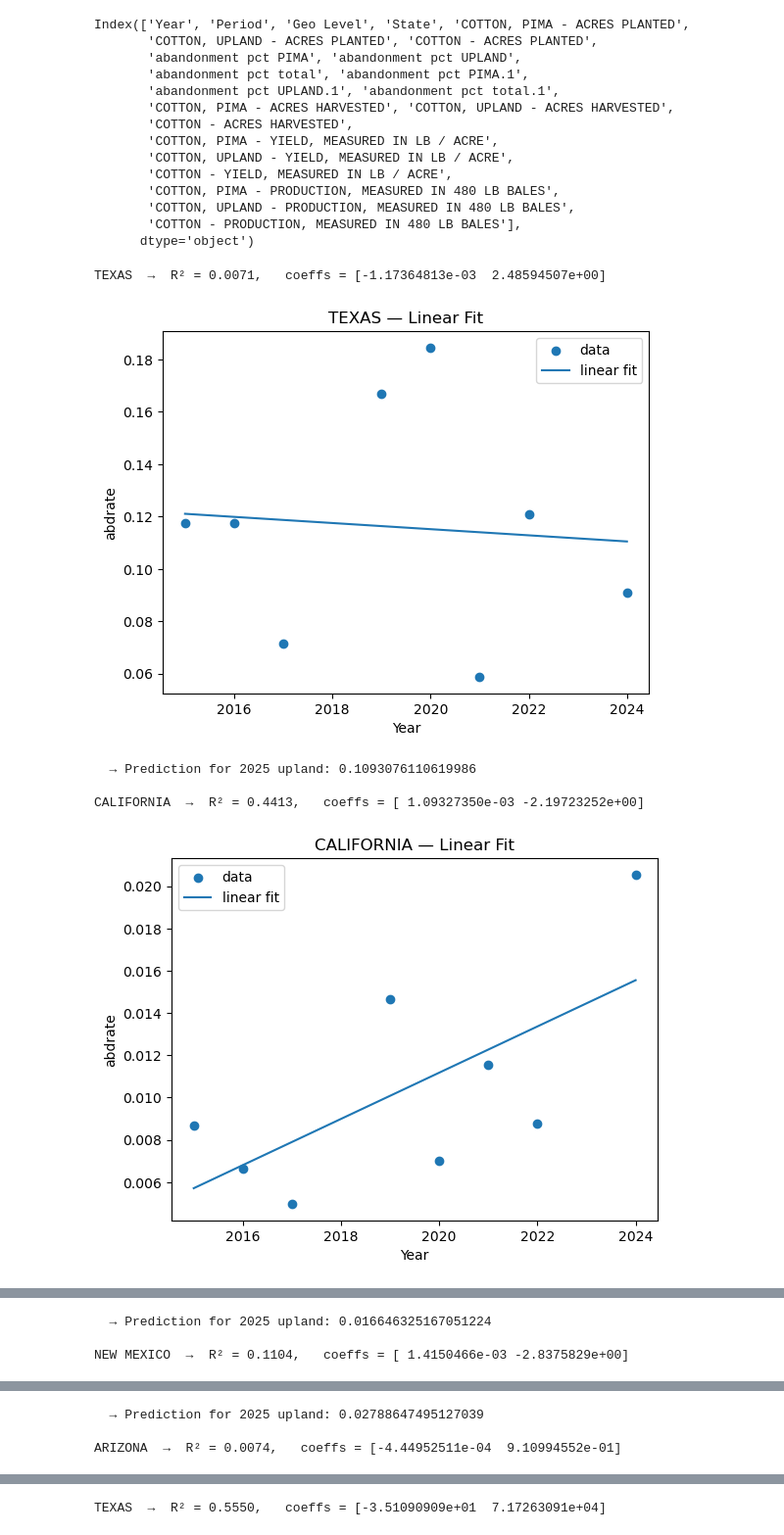
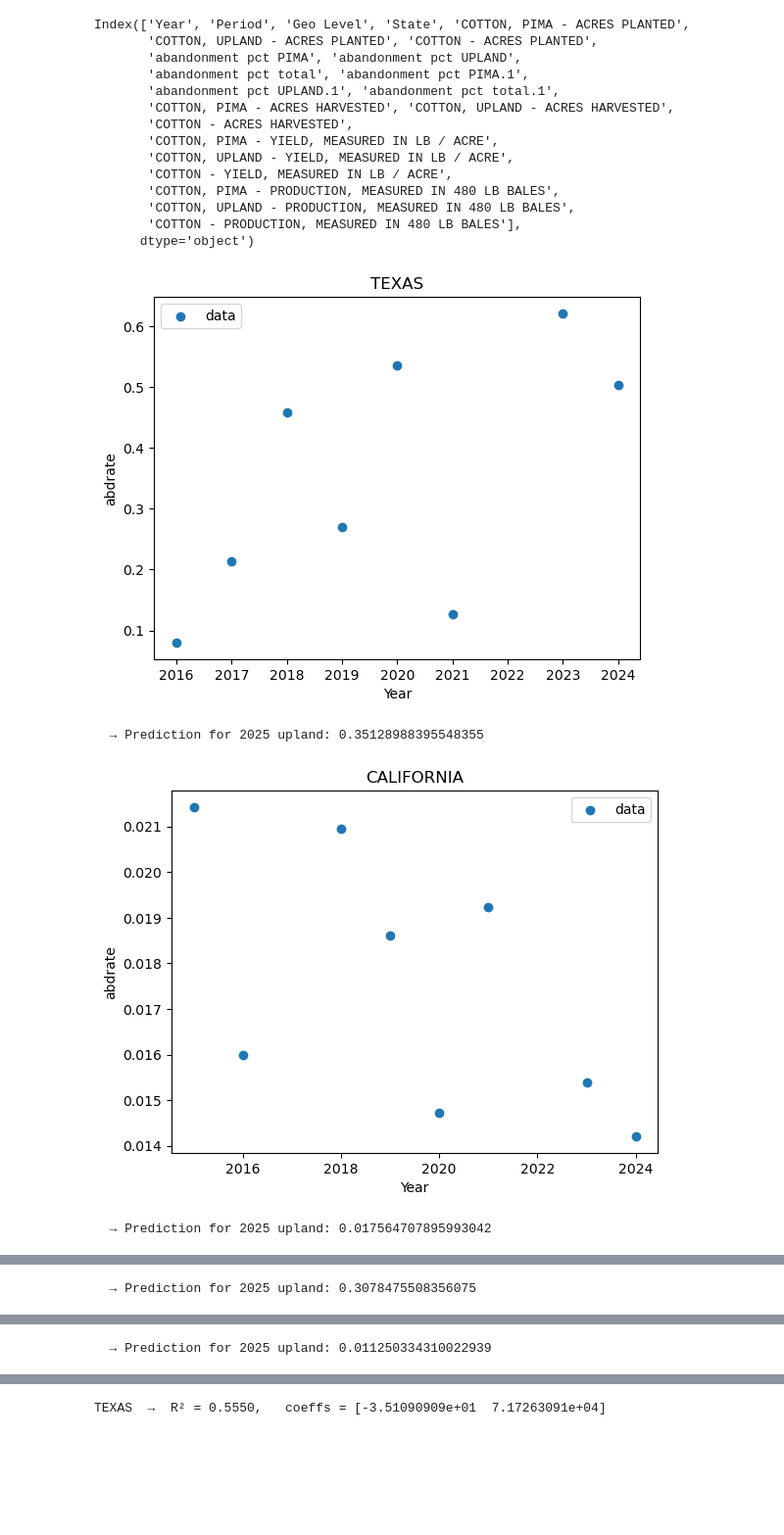
Before and after one commit to leolu12321/pjldc, a Jupyter notebook: pima.ipynb, the cells around one changed output, grey strips where cells are left out. Shown at 98% size. Saved outputs shown, nothing was run; the diff lists cells and outputs as text; code cells hidden in the pictures; blank space fills up the shorter version.

```diff
--- a/pima.ipynb
+++ b/pima.ipynb
@@ -27,53 +27,40 @@ Index(['Year', 'Period', 'Geo Level', 'State', 'COTTON, PIMA - ACRES PLANTED',
 # %%
 listofabdrate = []
 for state in list_of_states:
     state_df = df[df['State'] == state].sort_values(by=['Year'],ascending=True)
-    x = state_df['Year'].sort_values(ascending=True)
-    y = state_df['abandonment pct PIMA']
-
+    y = state_df['abandonment pct UPLAND']
+    x = state_df['Year']
 
     lower, upper = y.quantile([0.05, 0.95])
     mask      = y.between(lower, upper)
-    x, y      = x[mask], y[mask]
-
-    x = x.values
+    y      =  y[mask]
+    x = x[mask]
     y = y.values
     #plt.scatter(x, y)
     #plt.title(states)
     #plt.show()
     # Fit a linear model (degree=1)
-    coeffs = np.polyfit(x, y, 1)
-    model  = np.poly1d(coeffs)
+
 
     # Compute R²
-    y_pred = model(x)
-    ss_res = np.sum((y - y_pred)**2)
-    ss_tot = np.sum((y - np.mean(y))**2)
-    r2     = 1 - ss_res/ss_tot
-    print(f"{state}  →  R² = {r2:.4f},   coeffs = {coeffs}")
+    y_pred = y.mean()
 
-    # Build a smooth curve for plotting
-    x_line = np.linspace(x.min(), x.max(), 200)
-    y_line = model(x_line)
 
     # Plot
     plt.figure()
     plt.scatter(x, y, label='data')
-    plt.plot(x_line, y_line, label='linear fit')
-    plt.title(f"{state} — Linear Fit")
+    plt.title(f"{state}")
     plt.xlabel("Year")
     plt.ylabel("abdrate")
     plt.legend()
     plt.show()
 
     # 2025 prediction
-    pred_2025 = model(2025)
+    pred_2025 = y_pred
     print(f"  → Prediction for 2025 upland: {pred_2025}\n")
     listofabdrate.append({state:pred_2025})
 # %% [output]
+[figure, new version]
-TEXAS  →  R² = 0.0071,   coeffs = [-1.17364813e-03  2.48594507e+00]
+  → Prediction for 2025 upland: 0.35128988395548355
-[figure, old version]
+[figure, new version]
-  → Prediction for 2025 upland: 0.1093076110619986
-
-CALIFORNIA  →  R² = 0.4413,   coeffs = [ 1.09327350e-03 -2.19723252e+00]
+  → Prediction for 2025 upland: 0.017564707895993042
-[figure, old version]
@@ -80,3 +68 @@ CALIFORNIA  →  R² = 0.4413,   coeffs = [ 1.09327350e-03 -2.19723252e+00]
-  → Prediction for 2025 upland: 0.016646325167051224
-
-NEW MEXICO  →  R² = 0.1104,   coeffs = [ 1.4150466e-03 -2.8375829e+00]
+  → Prediction for 2025 upland: 0.3078475508356075
@@ -84,3 +70 @@ NEW MEXICO  →  R² = 0.1104,   coeffs = [ 1.4150466e-03 -2.8375829e+00]
-  → Prediction for 2025 upland: 0.02788647495127039
-
-ARIZONA  →  R² = 0.0074,   coeffs = [-4.44952511e-04  9.10994552e-01]
+  → Prediction for 2025 upland: 0.011250334310022939
```
Also changed, not shown: parts of 3 cells of this notebook, 3 other files.
